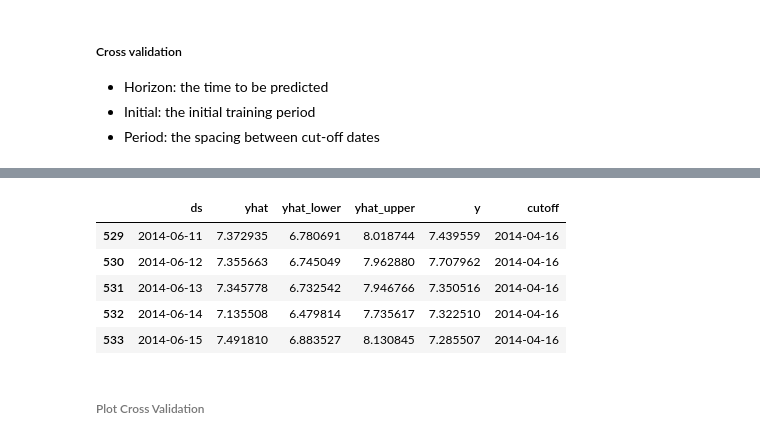
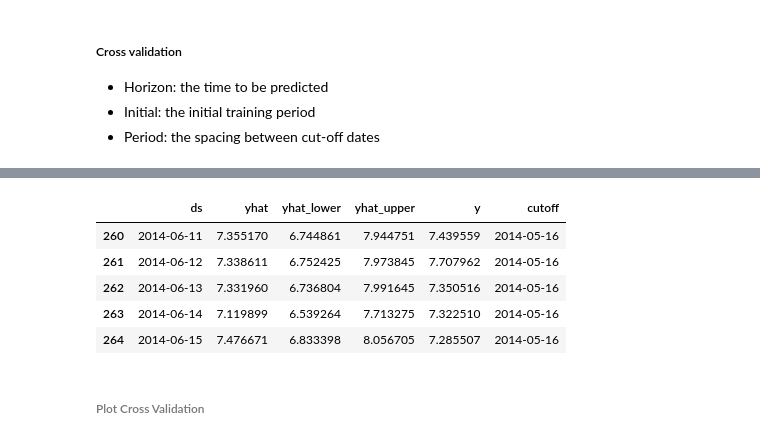
Before and after one commit to phoenixClairvoyant/bookish-journey, a Jupyter notebook: timeseries.ipynb, the cells around one changed output, grey strips where cells are left out. Saved outputs shown, nothing was run; the diff lists cells and outputs as text; code cells hidden in the pictures.

```diff
--- a/timeseries.ipynb
+++ b/timeseries.ipynb
@@ -132,6 +135,6 @@ plot_plotly(model, forecast)
 #Here we do cross-validation to assess prediction performance on a horizon of 30 days,
 # starting with 730 days of training data in the first cutoff and then making predictions after every  180 days.
 
-df_cv = cross_validation(model, initial='730 days', period='180 days', horizon = '60 days')
+df_cv = cross_validation(model, initial='730 days', period='180 days', horizon = '30 days')
 df_cv.tail()
 # %% [output]
@@ -156,9 +150,9 @@ df_cv.tail()
 |  | ds | yhat | yhat_lower | yhat_upper | y | cutoff |
-| 529 | 2014-06-11 | 7.372935 | 6.780691 | 8.018744 | 7.439559 | 2014-04-16 |
-| 530 | 2014-06-12 | 7.355663 | 6.745049 | 7.962880 | 7.707962 | 2014-04-16 |
-| 531 | 2014-06-13 | 7.345778 | 6.732542 | 7.946766 | 7.350516 | 2014-04-16 |
-| 532 | 2014-06-14 | 7.135508 | 6.479814 | 7.735617 | 7.322510 | 2014-04-16 |
-| 533 | 2014-06-15 | 7.491810 | 6.883527 | 8.130845 | 7.285507 | 2014-04-16 |
+| 260 | 2014-06-11 | 7.355170 | 6.744861 | 7.944751 | 7.439559 | 2014-05-16 |
+| 261 | 2014-06-12 | 7.338611 | 6.752425 | 7.973845 | 7.707962 | 2014-05-16 |
+| 262 | 2014-06-13 | 7.331960 | 6.736804 | 7.991645 | 7.350516 | 2014-05-16 |
+| 263 | 2014-06-14 | 7.119899 | 6.539264 | 7.713275 | 7.322510 | 2014-05-16 |
+| 264 | 2014-06-15 | 7.476671 | 6.833398 | 8.056705 | 7.285507 | 2014-05-16 |
 # %%
 cutoff = df_cv['cutoff'].unique()[0]
 df_cv = df_cv[df_cv['cutoff'].values == cutoff]
```
Also changed, not shown: parts of 10 cells of this notebook.
